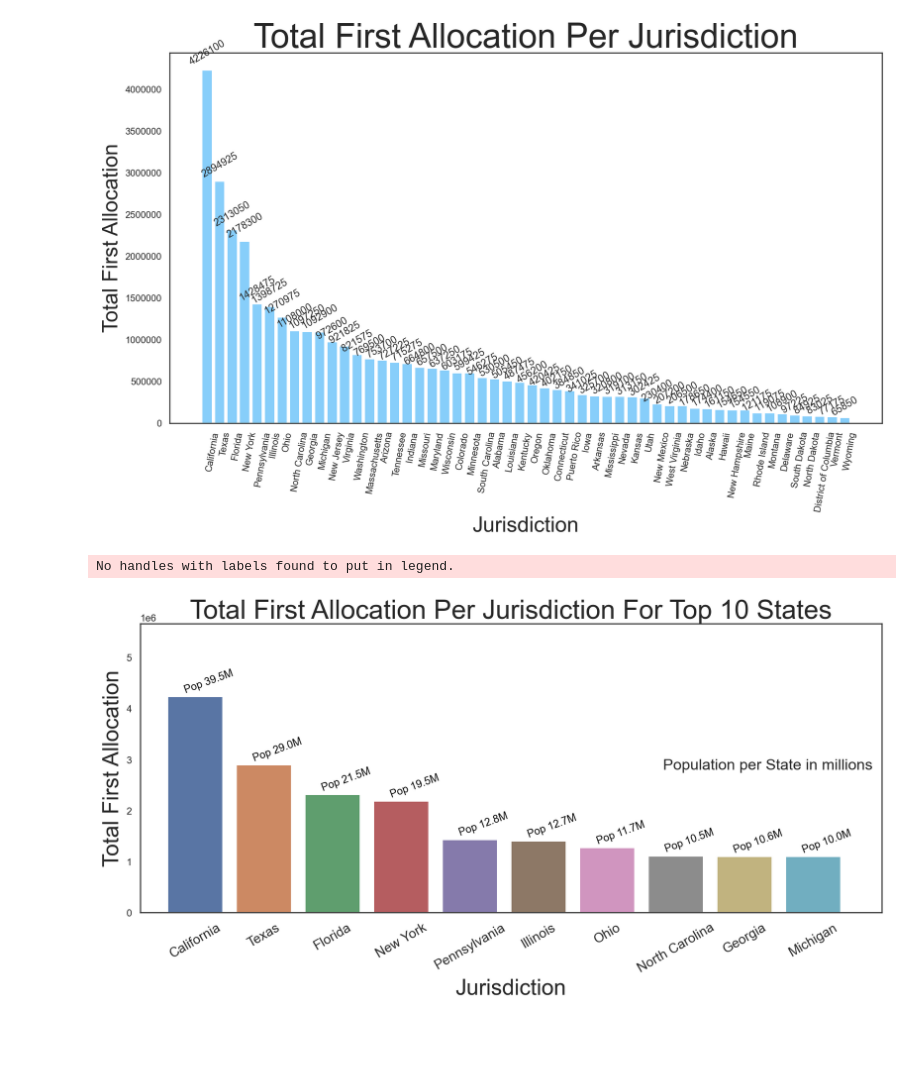
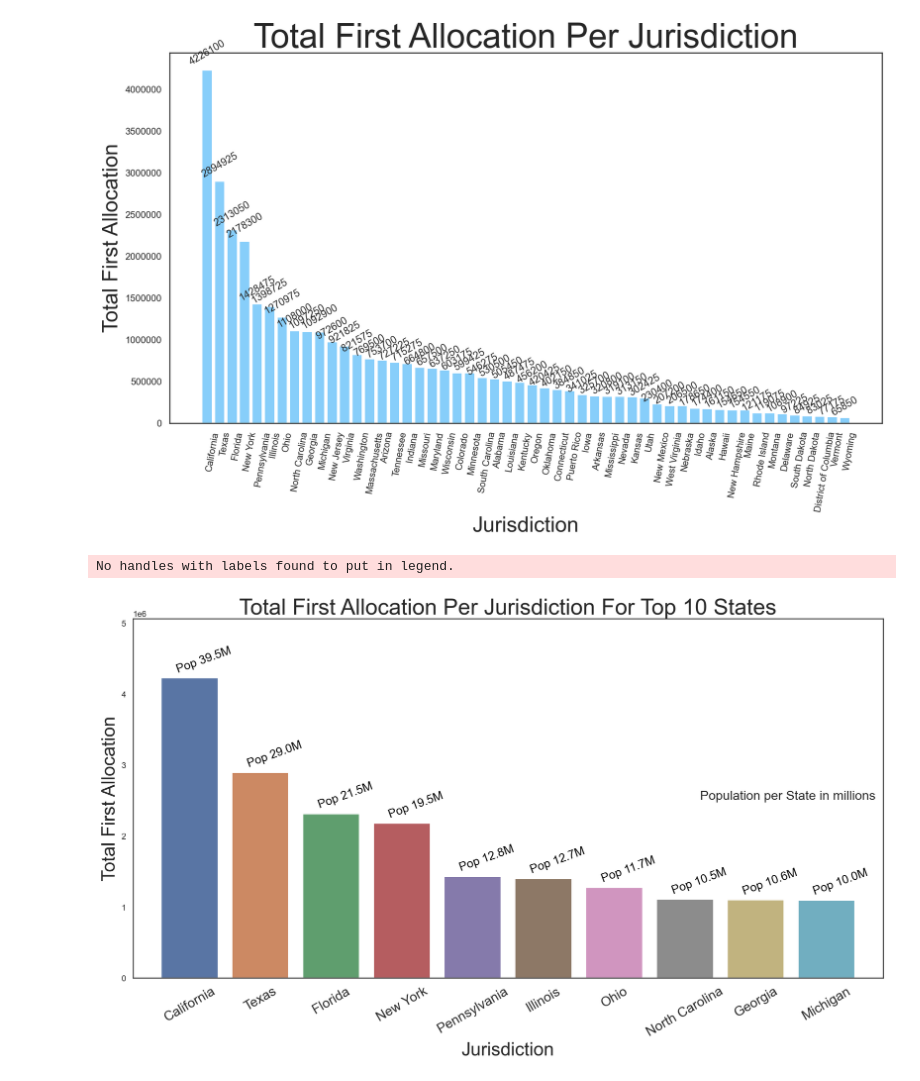
Before and after one commit to lettywu/COVID-19-vaccinations, a Jupyter notebook: letty/020_EDA_vaccine-allocations-and-population-per-state-letty.ipynb, the cells around one changed output. Saved outputs shown, nothing was run; the diff lists cells and outputs as text; code cells hidden in the pictures; blank space fills up the shorter version.

Commit message:
fixed fig size

```diff
--- a/letty/020_EDA_vaccine-allocations-and-population-per-state-letty.ipynb
+++ b/letty/020_EDA_vaccine-allocations-and-population-per-state-letty.ipynb
@@ -377,30 +377,32 @@ plt.show()
 state_pop_vac_sort_10=state_pop_vac_sort[:10].reset_index(drop=True)
 state_pop_vac_sort_10.rename(columns={'2019_population':'population'},inplace=True)
 # %%
-plt.figure(figsize=(15,6))
+plt.figure(figsize=(15,9))
+
 
 g=sns.barplot(data=state_pop_vac_sort_10,y=state_pop_vac_sort_10['total_first_allocation'],
               x=state_pop_vac_sort_10['jurisdiction'])#,palette='Paired')
 #              linewidth=2.5, facecolor=(1, 1, 1, 0),
 #                  errcolor=".2", edgecolor=".2")
 
 #plt.ticklabel_format(style='plain',axis='y')
 plt.xlabel("Jurisdiction",size=25)
 plt.ylabel("Total First Allocation",size=25)
 plt.title('Total First Allocation Per Jurisdiction For Top 10 States',size=30)
-plt.ylim([0,5663275])
-plt.xlim([-0.8,10])
-plt.xticks(rotation=30,size=15)
+plt.ylim([0,5063275])
+plt.xlim([-0.8,9.8])
+plt.xticks(rotation=30,size=18)
 
 leg=g.legend(loc='center right',frameon=False)
 leg.set_title('Population per State in millions',prop={'size':'x-large'})
 
 for index, row in state_pop_vac_sort_10.iterrows():
     g.text(row.name+0.2,row.total_first_allocation+80000,
            'Pop'' ''{0:.1f}M'.format(row.population/1000_000),
-           color='black',ha='center',rotation=20)
+           color='black',ha='center',rotation=20,size=16)
 
+plt.tight_layout()
 plt.savefig('allocation_population_per_state')
 # %% [output]
 No handles with labels found to put in legend.
-[figure, old version]
+[figure, new version]
```
Also changed, not shown: 3 other files.
